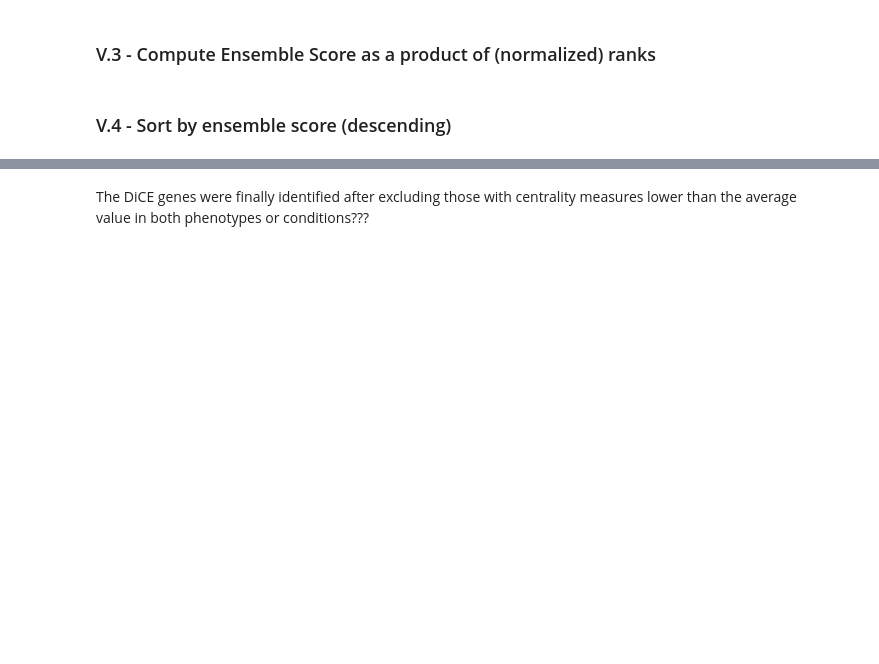
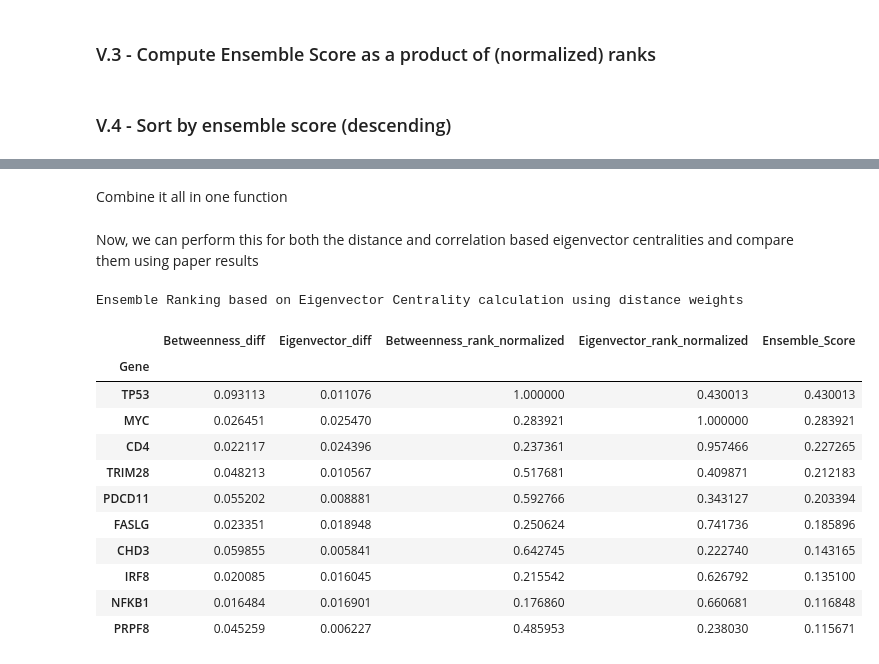
Before and after one commit to DavidosRB/Python-DiCE, a Jupyter notebook: notebooks/example_workflow.ipynb, the cells around one changed output, grey strips where cells are left out. Cells and saved outputs as stored; diff of their text form; code cells hidden in the pictures; blank space fills up the shorter version.

```diff
--- a/notebooks/example_workflow.ipynb
+++ b/notebooks/example_workflow.ipynb
@@ -594,0 +652,4 @@ acd_centrality_df.head()
+# %%
+filtered_acd_distance_centrality_df, filtered_control_distance_centrality_df = filter_above_average_centralities(acd_distance_centrality_df, control_distance_centrality_df)
+
+print("Remaining DiCE Genes after filtering for above average centralities using distance for Eigenvector Centrality:", filtered_acd_distance_centrality_df.shape[0])
@@ -658,2 +731,45 @@ centrality_diff_df.head()
-# %% [markdown]
-The DiCE genes were finally identified after excluding those with centrality measures lower than the average value in both phenotypes or conditions???
+# %% [markdown]
+Combine it all in one function
+# %%
+def perform_ensemble_ranking(control_centrality_df: pd.DataFrame, disease_centrality_df: pd.DataFrame) -> pd.DataFrame:
+
+    # Create the initial centrality differences DataFrame
+    centrality_diff_df = pd.DataFrame({
+    "Betweenness_diff": (control_centrality_df["BetweennessCentrality"] - disease_centrality_df["BetweennessCentrality"]).abs(),
+    "Eigenvector_diff": (control_centrality_df["EigenvectorCentrality"] - disease_centrality_df["EigenvectorCentrality"]).abs()
+    })
+
+    # Normalize Centrality ranks between [0,1]
+    centrality_diff_df["Betweenness_rank_normalized"] = normalize_rank(centrality_diff_df["Betweenness_diff"])
+    centrality_diff_df["Eigenvector_rank_normalized"] = normalize_rank(centrality_diff_df["Eigenvector_diff"])
+
+    # Compute Ensemble Score
+    centrality_diff_df["Ensemble_Score"] = (centrality_diff_df["Betweenness_rank_normalized"] * centrality_diff_df["Eigenvector_rank_normalized"])
+
+    # Sort by ensemble score
+    centrality_diff_df = centrality_diff_df.sort_values(by="Ensemble_Score", ascending=False)
+
+    # Add an absolute rank based on the ensemble ranking back to the DF
+    centrality_diff_df["Absolute_Ensemble_Rank"] = range(1, len(centrality_diff_df["Ensemble_Score"]+1))
+
+    return centrality_diff_df
+# %% [markdown]
+Now, we can perform this for both the distance and correlation based eigenvector centralities and compare them using paper results
+# %%
+distance_ensemble_ranking_df = perform_ensemble_ranking(control_centrality_df=filtered_control_distance_centrality_df, disease_centrality_df=filtered_acd_distance_centrality_df)
+print("Ensemble Ranking based on Eigenvector Centrality calculation using distance weights")
+distance_ensemble_ranking_df.head(10)
+# %% [output]
+Ensemble Ranking based on Eigenvector Centrality calculation using distance weights
+|  | Betweenness_diff | Eigenvector_diff | Betweenness_rank_normalized | Eigenvector_rank_normalized | Ensemble_Score |
+| Gene |  |  |  |  |  |
+| TP53 | 0.093113 | 0.011076 | 1.000000 | 0.430013 | 0.430013 |
+| MYC | 0.026451 | 0.025470 | 0.283921 | 1.000000 | 0.283921 |
+| CD4 | 0.022117 | 0.024396 | 0.237361 | 0.957466 | 0.227265 |
+| TRIM28 | 0.048213 | 0.010567 | 0.517681 | 0.409871 | 0.212183 |
+| PDCD11 | 0.055202 | 0.008881 | 0.592766 | 0.343127 | 0.203394 |
+| FASLG | 0.023351 | 0.018948 | 0.250624 | 0.741736 | 0.185896 |
+| CHD3 | 0.059855 | 0.005841 | 0.642745 | 0.222740 | 0.143165 |
+| IRF8 | 0.020085 | 0.016045 | 0.215542 | 0.626792 | 0.135100 |
+| NFKB1 | 0.016484 | 0.016901 | 0.176860 | 0.660681 | 0.116848 |
+| PRPF8 | 0.045259 | 0.006227 | 0.485953 | 0.238030 | 0.115671 |
```
Also changed, not shown: parts of 21 cells of this notebook.
